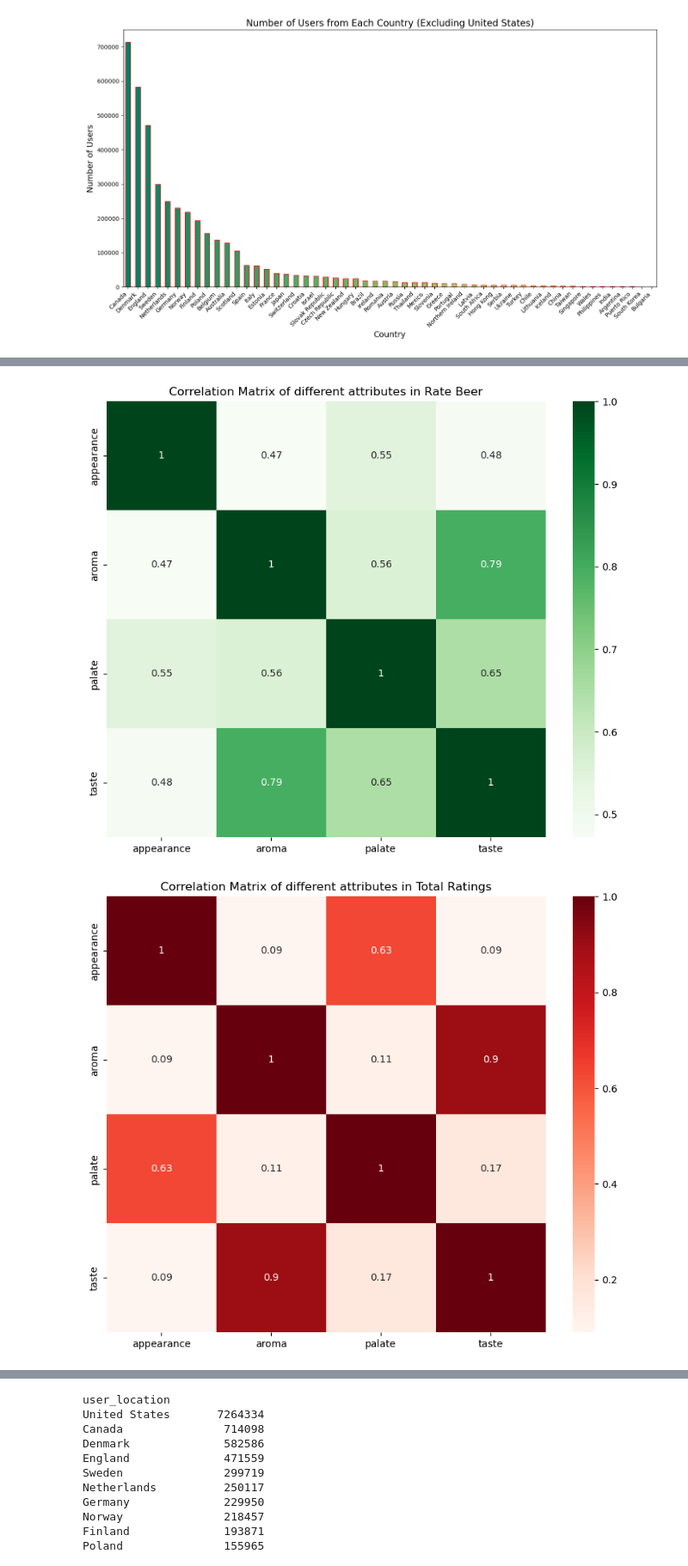
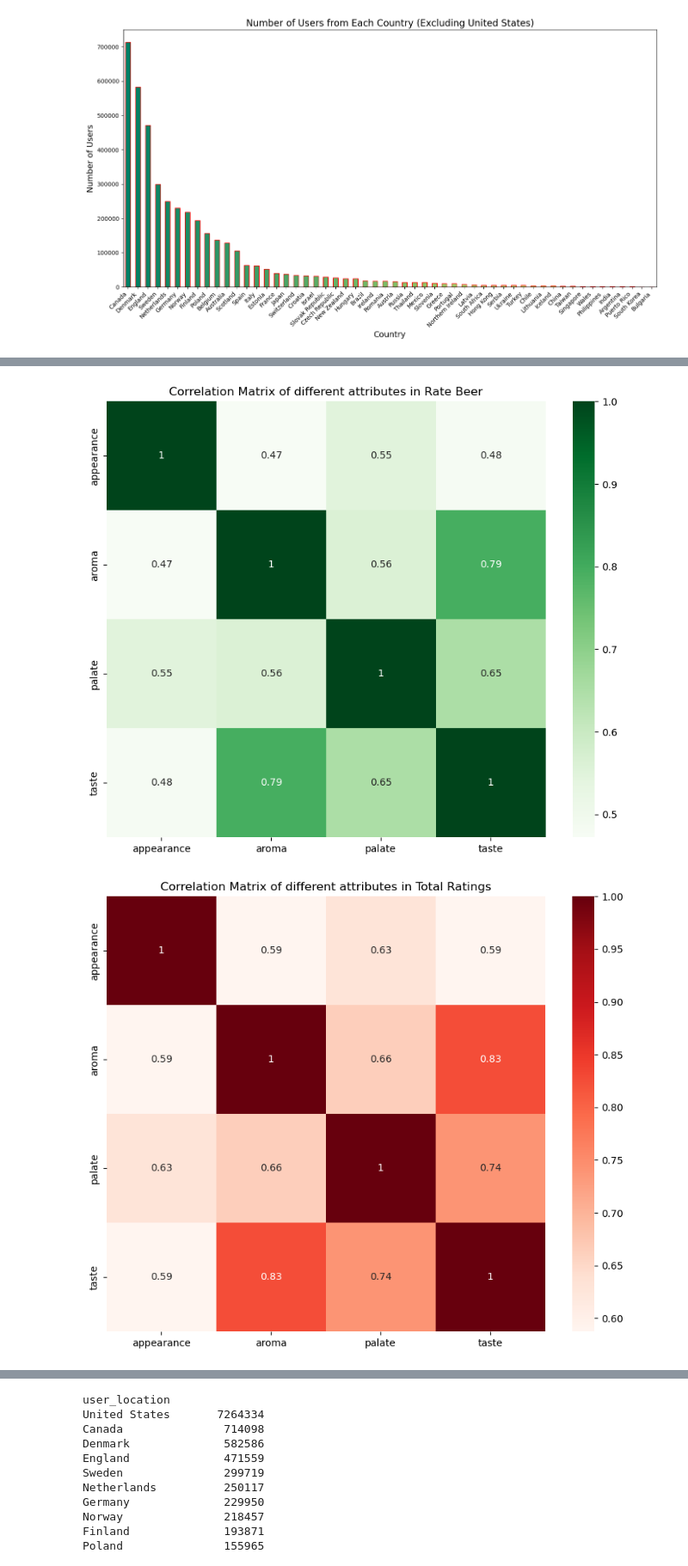
Before and after one commit to epfl-ada/ada-2024-project-datapilots, a Jupyter notebook: results.ipynb, the cells around one changed output, grey strips where cells are left out. Shown: that part at 86% size. Saved outputs shown, nothing was run; the diff lists cells and outputs as text; code cells hidden in the pictures.

```diff
--- a/results.ipynb
+++ b/results.ipynb
@@ -689,3 +698,9 @@ ba_ratings_loc_filtered.head()
 # strongly affected by culture)or if they vary over time
 # %% [markdown]
 ## b) Importance of specific beer attributes
+# %%
+attributes = ['appearance', 'aroma', 'palate', 'taste']
+ba_ratings_loc_filtered_no_missing= ba_ratings_loc_filtered.dropna(subset= attributes )
+rb_ratings_loc_filtered_no_missing = rb_ratings_loc_filtered.dropna(subset= attributes )
+display(rb_ratings_loc_filtered_no_missing)
+display(ba_ratings_loc_filtered_no_missing)
@@ -719,0 +757,3 @@ rb_ratings_loc_filtered = rb_ratings_loc_filtered.dropna(subset= attributes )
+# %%
+rb_ratings_loc_filtered_no_missing['taste'] = rb_ratings_loc_filtered_no_missing['taste'] / 2
+rb_ratings_loc_filtered_no_missing['aroma'] = rb_ratings_loc_filtered_no_missing['aroma'] / 2
@@ -720,3 +762,4 @@ rb_ratings_loc_filtered = rb_ratings_loc_filtered.dropna(subset= attributes )
 # %%
-total_ratings_loc_filtered = pd.concat([ba_ratings_loc_filtered, rb_ratings_loc_filtered], keys=['ba', 'rb']).reset_index(level=0).rename(columns={'level_0': 'source'})
-total_ratings_loc_filtered = total_ratings_loc_filtered.reset_index(drop=True)
+total_ratings_loc_filtered_no_missing = pd.concat([ba_ratings_loc_filtered_no_missing, rb_ratings_loc_filtered_no_missing], keys=['ba', 'rb']).reset_index(level=0).rename(columns={'level_0': 'source'})
+total_ratings_loc_filtered_no_missing = total_ratings_loc_filtered_no_missing.reset_index(drop=True)
+display(total_ratings_loc_filtered_no_missing)
@@ -757,21 +813,17 @@ plt.show()
 # %%
 # We will try to see and compare how each attributes correlates between each other
-correlation_matrix_1 = ba_ratings_loc_filtered[attributes].corr()
-print("Correlation matrix:\n", correlation_matrix_1)
+correlation_matrix_1 = ba_ratings_loc_filtered_no_missing[attributes].corr()
 
-# Creating the plot of the correlation matrix for both data
 plt.figure(figsize=(10, 8))
 sns.heatmap(correlation_matrix_1, annot=True, cmap="Greys")
 plt.title("Correlation Matrix of different attributes in Beer Advocate")
 
-correlation_matrix_2 = rb_ratings_loc_filtered[attributes].corr()
-print("Correlation matrix:\n", correlation_matrix_2)
+correlation_matrix_2 = rb_ratings_loc_filtered_no_missing[attributes].corr()
 plt.figure(figsize=(10, 8))
 sns.heatmap(correlation_matrix_2, annot=True, cmap="Greens")
 plt.title("Correlation Matrix of different attributes in Rate Beer")
 
-correlation_matrix_total = total_ratings_loc_filtered[attributes].corr()
-print("Correlation matrix:\n", correlation_matrix_total)
+correlation_matrix_total = total_ratings_loc_filtered_no_missing[attributes].corr()
 plt.figure(figsize=(10, 8))
 sns.heatmap(correlation_matrix_total, annot=True, cmap="Reds")
 plt.title("Correlation Matrix of different attributes in Total Ratings")
@@ -799,3 +833,3 @@ taste         0.089808  0.897615  0.167588  1.000000
 [figure]
 [figure]
-[figure, old version]
+[figure, new version]
```
Also changed, not shown: parts of 27 cells of this notebook, 1 other file.
